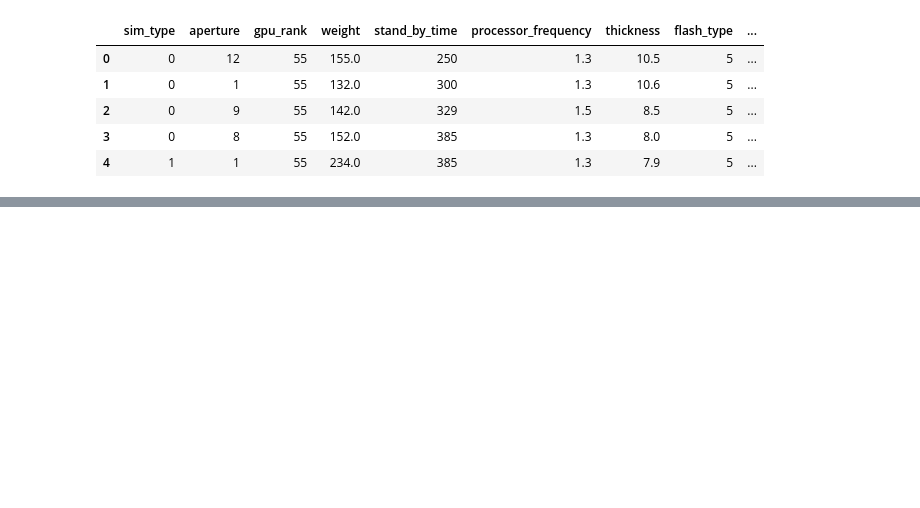
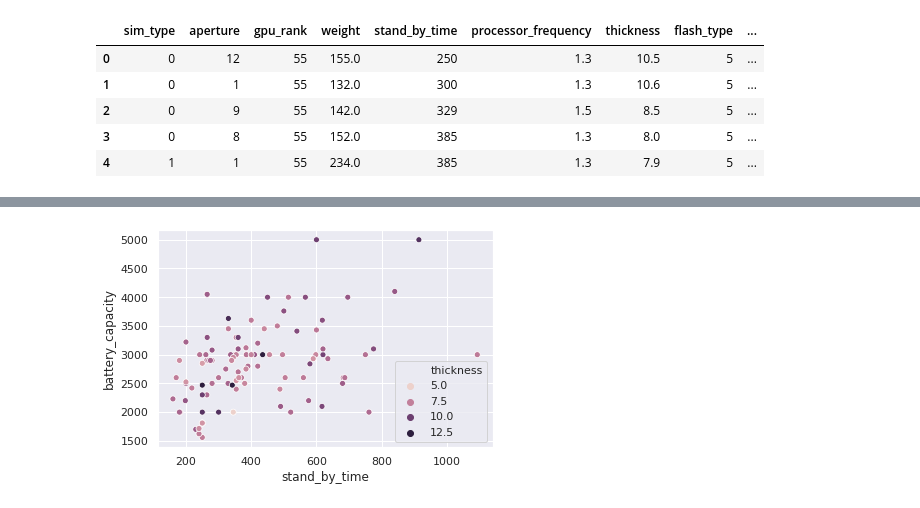
Before and after one commit to anuanu0-0/Deep-Learning, a Jupyter notebook: Getting-Started/python_basics.ipynb, the cells around one changed output, grey strips where cells are left out. Cells and saved outputs as stored; diff of their text form; code cells hidden in the pictures; blank space fills up the shorter version.

```diff
--- a/Getting-Started/python_basics.ipynb
+++ b/Getting-Started/python_basics.ipynb
@@ -747,0 +616,4 @@ ax = sns.scatterplot()
+# %%
+ax = sns.scatterplot(x = "stand_by_time", y = "battery_capacity", hue = "thickness", data = data)
+# %% [output]
+[figure, added]
```
Also changed, not shown: parts of 54 cells of this notebook.
